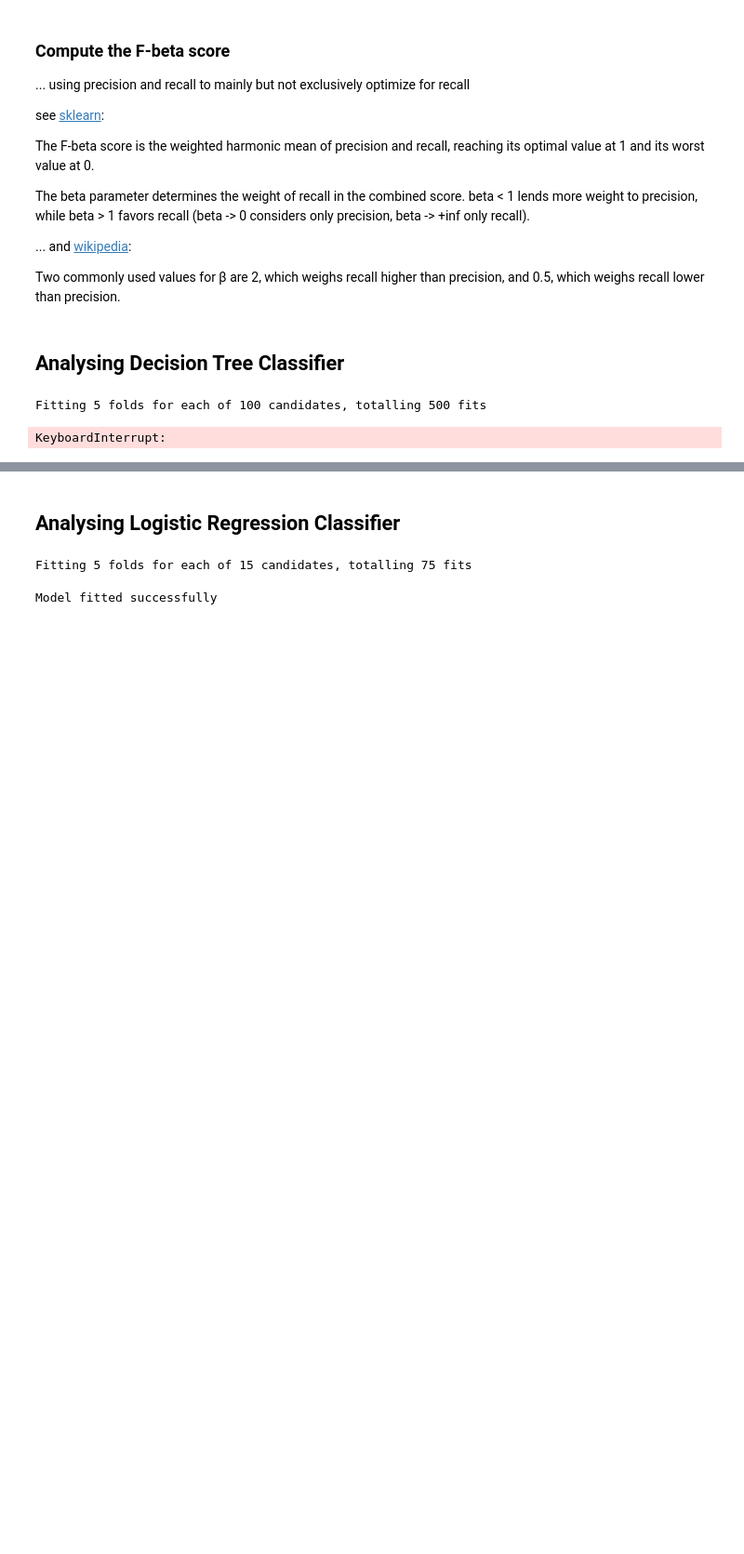
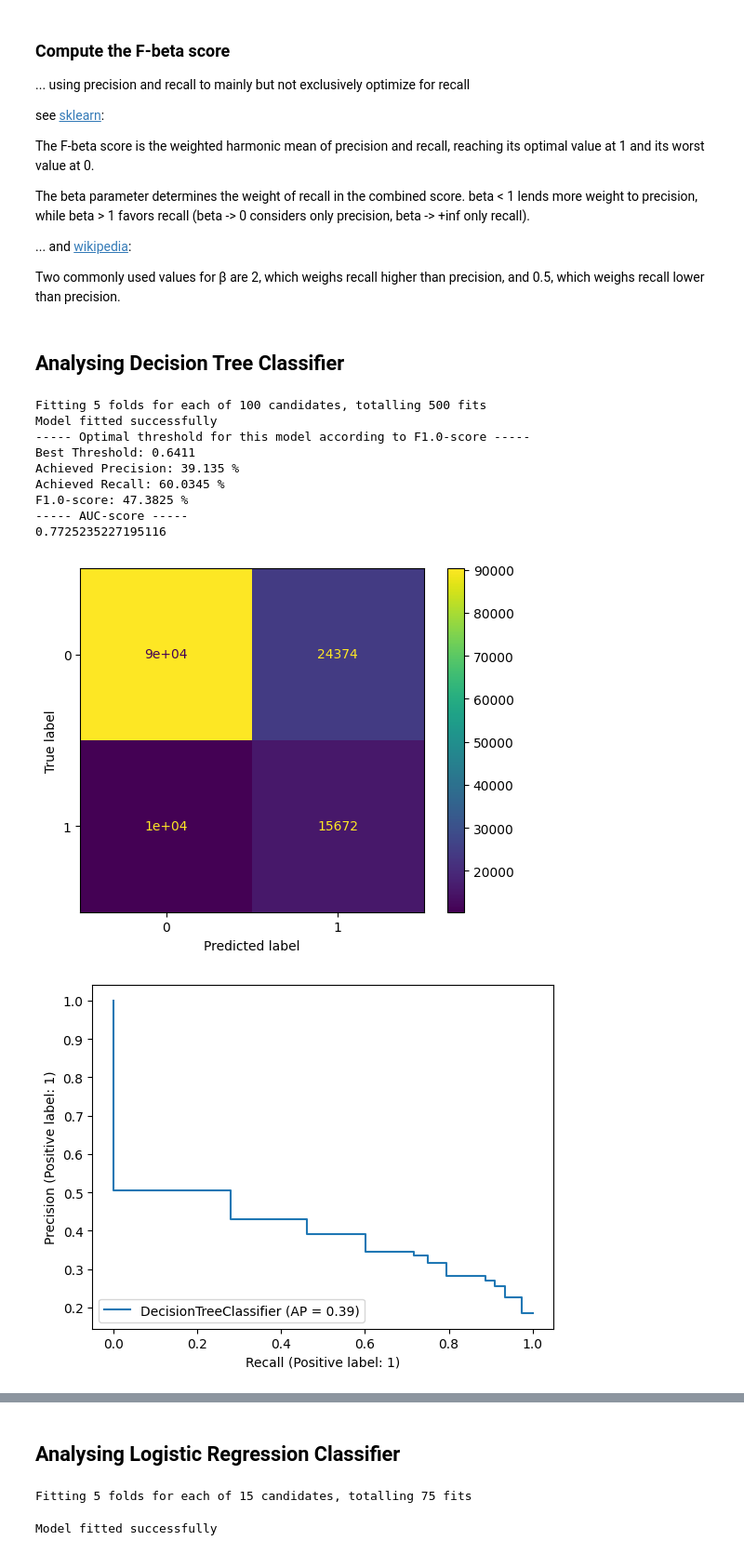
Before and after one commit to n-hundenborn/diabetes-forecasting, a Jupyter notebook: dev_model_training.ipynb, the cells around one changed output, grey strips where cells are left out. Shown at 93% size. Saved outputs shown, nothing was run; the diff lists cells and outputs as text; code cells hidden in the pictures; blank space fills up the shorter version.

Commit message:
Add dummy, user input functionality

```diff
--- a/dev_model_training.ipynb
+++ b/dev_model_training.ipynb
@@ -153,6 +154,15 @@ renames = [
     "had_angina"
 ]
 
+exclude_cols = [
+    'more_than_5_drinks',
+    'average_drinks',
+    'smokes_daily',
+    'one_drink_per_day_month_last_30',
+    'bmi_cat',
+    'education'
+]
+
 # only include rows with diabetes = yes and no and select relevant columns
 df_filtered = df.loc[df["DIABETE3"].isin([1, 3]), feature_list + [target_name]]
 
@@ -192,7 +202,7 @@ df_filtered
 #     "is_smoker",
 # ]
 
-feature_list = [feature for feature in renames if feature not in ['more_than_5_drinks','average_drinks', 'smokes_daily','one_drink_per_day_month_last_30', 'bmi_cat', 'education']]
+feature_list = [feature for feature in renames if feature not in exclude_cols]
 
 df_filtered = df_filtered.loc[:, feature_list + [target_name]]
 
@@ -354,8 +387,7 @@ def evaluate_model(df: pd.DataFrame, features: list, target: str, classifier: Cl
 
     return model
 # %%
-# todo: add param_list
-def get_best_parameters_for_model(df: pd.DataFrame, features: list, target: str, classifier: ClassifierMixin, param_distribution={}, n_iter=100, cv=5):
+def get_best_parameters_for_model(df: pd.DataFrame, features: list, target: str, classifier: ClassifierMixin, param_distribution={}, n_iter=100, cv=5, make_analysis=True):
 
     # create custom scorer to use custom weights for recall and accuracy score during training
     custom_scorer = make_scorer(fbeta_score, beta=RECALL_IMPORTANCE_FACTOR)
@@ -364,7 +396,7 @@ def get_best_parameters_for_model(df: pd.DataFrame, features: list, target: str,
 
     model = classifier(random_state=42)
 
-    CV_model = RandomizedSearchCV(estimator=model, param_distributions=param_distribution, n_iter=n_iter, cv=cv, n_jobs=-1, scoring=custom_scorer, verbose=50)
+    CV_model = RandomizedSearchCV(estimator=model, param_distributions=param_distribution, n_iter=n_iter, cv=cv, n_jobs=-1, scoring=custom_scorer, verbose=10)
 
     CV_model.fit(X_train, y_train)
     print("Model fitted successfully")
@@ -372,39 +404,53 @@ def get_best_parameters_for_model(df: pd.DataFrame, features: list, target: str,
     # save model to a file
     filename = f"models/{type(CV_model.best_estimator_).__name__}.sav"
     pickle.dump(CV_model.best_estimator_, open(filename, 'wb'))
-    # analyse_model(model, X_test, y_test)
 
-    return (X_test, y_test, CV_model.best_params_)
-    # model = ExtraTreesClassifier(random_state=42)
-    # CV_model = RandomizedSearchCV(estimator=model, param_distributions=param_grid_hist, cv=4, n_jobs=2, scoring=my_recall_scorer, verbose=5)
+    if make_analysis:
+        # create dummy classifier for comparing performance
+        dummy_clf = DummyClassifier(strategy="most_frequent")
+
+        dummy_clf.fit(X_train, y_train)
+
+        analyse_model(CV_model.best_estimator_, X_test, y_test, dummy_clf)
+
+    return X_train, y_train, X_test, y_test, CV_model
 # %% [markdown]
 ## Analysing Decision Tree Classifier
 # %%
 # find the best parameters from defined parameterspace for classifier
 # source for values: https://towardsdatascience.com/how-to-tune-a-decision-tree-f03721801680
 param_distribution = {
     "splitter": ["best", "random"],
     "max_depth": np.arange(15, 40),
     "min_samples_split": np.arange(10, 40),
     "min_samples_leaf": np.arange(10, 35),
     # "min_weight_fraction_leaf": 0.0,
     # "max_features": "sqrt",
     "min_impurity_decrease": np.arange(0, 0.03, 0.005),
     "class_weight": [
         # {0: 1, 1: 1},
         # {0: 1, 1: 2},
         {0: 1, 1: 4},
         {0: 1, 1: 5},
         {0: 1, 1: 6},
         {0: 1, 1: 7},
         {0: 1, 1: 8},
         # {0: 1, 1: 9},
         # {0: 1, 1: 10},
     ],
     "ccp_alpha": np.arange(0, 0.01, 0.001)
 }
 
-X_test, y_test, best_parameters = get_best_parameters_for_model(df_prepared, feature_list, target_name, DecisionTreeClassifier, param_distribution)
+X_train, y_train, X_test, y_test, CV_model = get_best_parameters_for_model(df_prepared, feature_list, target_name, DecisionTreeClassifier, param_distribution)
 # %% [output]
 Fitting 5 folds for each of 100 candidates, totalling 500 fits
+Model fitted successfully
+----- Optimal threshold for this model according to F1.0-score -----
+Best Threshold: 0.6411
+Achieved Precision: 39.135 %
+Achieved Recall: 60.0345 %
+F1.0-score: 47.3825 %
+----- AUC-score -----
+0.7725235227195116
-KeyboardInterrupt:
+[figure, added]
+[figure, added]
```
Also changed, not shown: parts of 48 cells of this notebook.
